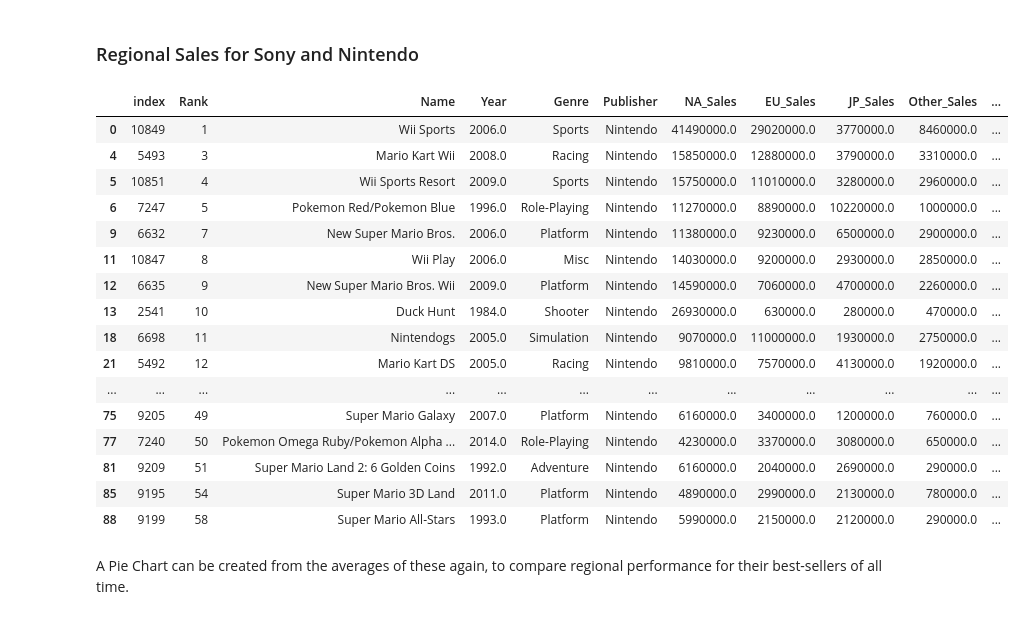
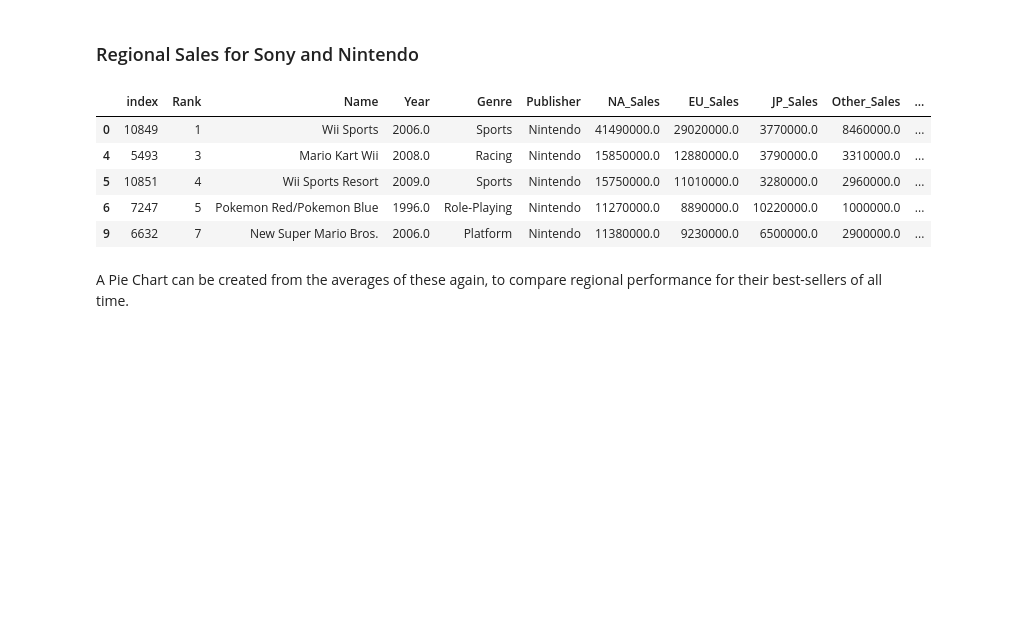
Before and after one commit to Rayan-Arshed/Data-Pipeline-Assessment-Video-Game-Data, a Jupyter notebook: Data-Pipeline-Assessment.ipynb, the cells around one changed output. Cells and saved outputs as stored; diff of their text form; code cells hidden in the pictures; blank space fills up the shorter version.

```diff
--- a/Data-Pipeline-Assessment.ipynb
+++ b/Data-Pipeline-Assessment.ipynb
@@ -1175,30 +1188,19 @@ Considering that both Sony and Nintendo are JP companies, it could prove interes
 # %%
 # Creating the same subset as before, this time without the year restriction as I want to see ALL games
 df_subset = df_sales_new.sort_values("Global_Sales", ascending=False).reset_index()
 
 # Finding the Nintendo games by using isin and a list of consoles
 nintendo_consoles = ["NES", "SNES", "GB", "N64", "GC", "GBA", "DS", "3DS", "Wii", "WiiU", "Switch"]
 df_nin_subset = df_subset[df_subset["Platforms"].isin(nintendo_consoles)].head(30)
 
-df_nin_subset
+df_nin_subset.head(5)
 # %% [output]
 |  | index | Rank | Name | Year | Genre | Publisher | NA_Sales | EU_Sales | JP_Sales | Other_Sales | ... |
 | 0 | 10849 | 1 | Wii Sports | 2006.0 | Sports | Nintendo | 41490000.0 | 29020000.0 | 3770000.0 | 8460000.0 | ... |
 | 4 | 5493 | 3 | Mario Kart Wii | 2008.0 | Racing | Nintendo | 15850000.0 | 12880000.0 | 3790000.0 | 3310000.0 | ... |
 | 5 | 10851 | 4 | Wii Sports Resort | 2009.0 | Sports | Nintendo | 15750000.0 | 11010000.0 | 3280000.0 | 2960000.0 | ... |
 | 6 | 7247 | 5 | Pokemon Red/Pokemon Blue | 1996.0 | Role-Playing | Nintendo | 11270000.0 | 8890000.0 | 10220000.0 | 1000000.0 | ... |
 | 9 | 6632 | 7 | New Super Mario Bros. | 2006.0 | Platform | Nintendo | 11380000.0 | 9230000.0 | 6500000.0 | 2900000.0 | ... |
-| 11 | 10847 | 8 | Wii Play | 2006.0 | Misc | Nintendo | 14030000.0 | 9200000.0 | 2930000.0 | 2850000.0 | ... |
-| 12 | 6635 | 9 | New Super Mario Bros. Wii | 2009.0 | Platform | Nintendo | 14590000.0 | 7060000.0 | 4700000.0 | 2260000.0 | ... |
-| 13 | 2541 | 10 | Duck Hunt | 1984.0 | Shooter | Nintendo | 26930000.0 | 630000.0 | 280000.0 | 470000.0 | ... |
-| 18 | 6698 | 11 | Nintendogs | 2005.0 | Simulation | Nintendo | 9070000.0 | 11000000.0 | 1930000.0 | 2750000.0 | ... |
-| 21 | 5492 | 12 | Mario Kart DS | 2005.0 | Racing | Nintendo | 9810000.0 | 7570000.0 | 4130000.0 | 1920000.0 | ... |
-| ... | ... | ... | ... | ... | ... | ... | ... | ... | ... | ... | ... |
-| 75 | 9205 | 49 | Super Mario Galaxy | 2007.0 | Platform | Nintendo | 6160000.0 | 3400000.0 | 1200000.0 | 760000.0 | ... |
-| 77 | 7240 | 50 | Pokemon Omega Ruby/Pokemon Alpha ... | 2014.0 | Role-Playing | Nintendo | 4230000.0 | 3370000.0 | 3080000.0 | 650000.0 | ... |
-| 81 | 9209 | 51 | Super Mario Land 2: 6 Golden Coins | 1992.0 | Adventure | Nintendo | 6160000.0 | 2040000.0 | 2690000.0 | 290000.0 | ... |
-| 85 | 9195 | 54 | Super Mario 3D Land | 2011.0 | Platform | Nintendo | 4890000.0 | 2990000.0 | 2130000.0 | 780000.0 | ... |
-| 88 | 9199 | 58 | Super Mario All-Stars | 1993.0 | Platform | Nintendo | 5990000.0 | 2150000.0 | 2120000.0 | 290000.0 | ... |
 # %% [markdown]
 A Pie Chart can be created from the averages of these again, to compare regional performance for their best-sellers of all time.
 # %%
```
Also changed, not shown: parts of 8 cells of this notebook.
